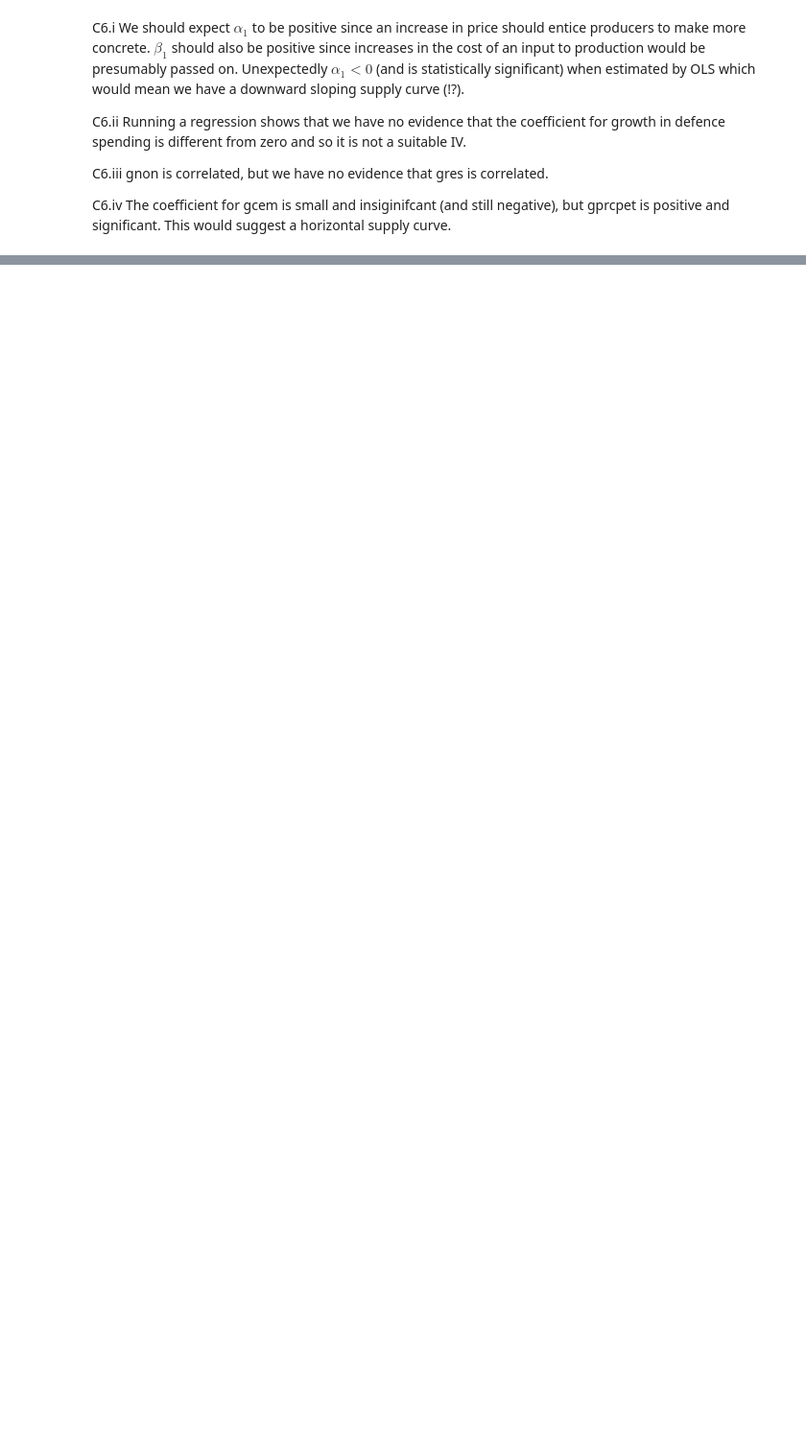
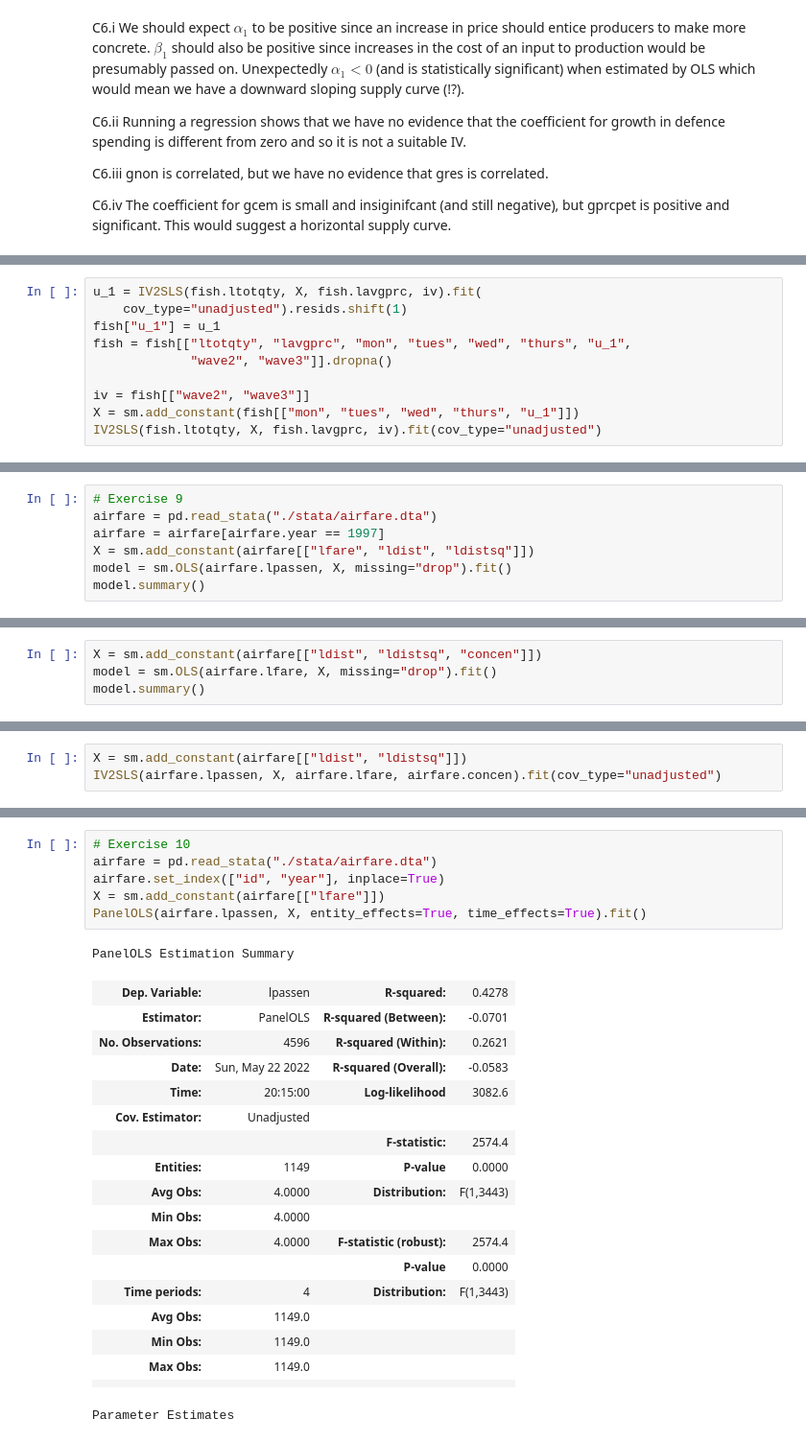
Before and after one commit to systemchalk/wooldridge_workbook, a Jupyter notebook: ch16.ipynb, the cells around one changed output, grey strips where cells are left out. Shown at 96% size. Cells and saved outputs as stored; diff of their text form; blank space fills up the shorter version.

```diff
--- a/ch16.ipynb
+++ b/ch16.ipynb
@@ -606,0 +714,10 @@ C6.iv The coefficient for gcem is small and insiginifcant (and still negative),
+# %%
+u_1 = IV2SLS(fish.ltotqty, X, fish.lavgprc, iv).fit(
+    cov_type="unadjusted").resids.shift(1)
+fish["u_1"] = u_1
+fish = fish[["ltotqty", "lavgprc", "mon", "tues", "wed", "thurs", "u_1",
+             "wave2", "wave3"]].dropna()
+
+iv = fish[["wave2", "wave3"]]
+X = sm.add_constant(fish[["mon", "tues", "wed", "thurs", "u_1"]])
+IV2SLS(fish.ltotqty, X, fish.lavgprc, iv).fit(cov_type="unadjusted")
@@ -606,0 +766,7 @@ C6.iv The coefficient for gcem is small and insiginifcant (and still negative),
+# %%
+# Exercise 9
+airfare = pd.read_stata("./stata/airfare.dta")
+airfare = airfare[airfare.year == 1997]
+X = sm.add_constant(airfare[["lfare", "ldist", "ldistsq"]])
+model = sm.OLS(airfare.lpassen, X, missing="drop").fit()
+model.summary()
@@ -606,0 +797,4 @@ C6.iv The coefficient for gcem is small and insiginifcant (and still negative),
+# %%
+X = sm.add_constant(airfare[["ldist", "ldistsq", "concen"]])
+model = sm.OLS(airfare.lfare, X, missing="drop").fit()
+model.summary()
@@ -606,0 +825,3 @@ C6.iv The coefficient for gcem is small and insiginifcant (and still negative),
+# %%
+X = sm.add_constant(airfare[["ldist", "ldistsq"]])
+IV2SLS(airfare.lpassen, X, airfare.lfare, airfare.concen).fit(cov_type="unadjusted")
@@ -606,0 +860,26 @@ C6.iv The coefficient for gcem is small and insiginifcant (and still negative),
+# %%
+# Exercise 10
+airfare = pd.read_stata("./stata/airfare.dta")
+airfare.set_index(["id", "year"], inplace=True)
+X = sm.add_constant(airfare[["lfare"]])
+PanelOLS(airfare.lpassen, X, entity_effects=True, time_effects=True).fit()
+# %% [output]
+PanelOLS Estimation Summary
+| Dep. Variable: | lpassen | R-squared: | 0.4278 |
+| Estimator: | PanelOLS | R-squared (Between): | -0.0701 |
+| No. Observations: | 4596 | R-squared (Within): | 0.2621 |
+| Date: | Sun, May 22 2022 | R-squared (Overall): | -0.0583 |
+| Time: | 20:15:00 | Log-likelihood | 3082.6 |
+| Cov. Estimator: | Unadjusted |  |  |
+|  |  | F-statistic: | 2574.4 |
+| Entities: | 1149 | P-value | 0.0000 |
+| Avg Obs: | 4.0000 | Distribution: | F(1,3443) |
+| Min Obs: | 4.0000 |  |  |
+| Max Obs: | 4.0000 | F-statistic (robust): | 2574.4 |
+|  |  | P-value | 0.0000 |
+| Time periods: | 4 | Distribution: | F(1,3443) |
+| Avg Obs: | 1149.0 |  |  |
+| Min Obs: | 1149.0 |  |  |
+| Max Obs: | 1149.0 |  |  |
+|  |  |  |  |
+Parameter Estimates
```
Also changed, not shown: parts of 46 cells of this notebook.
